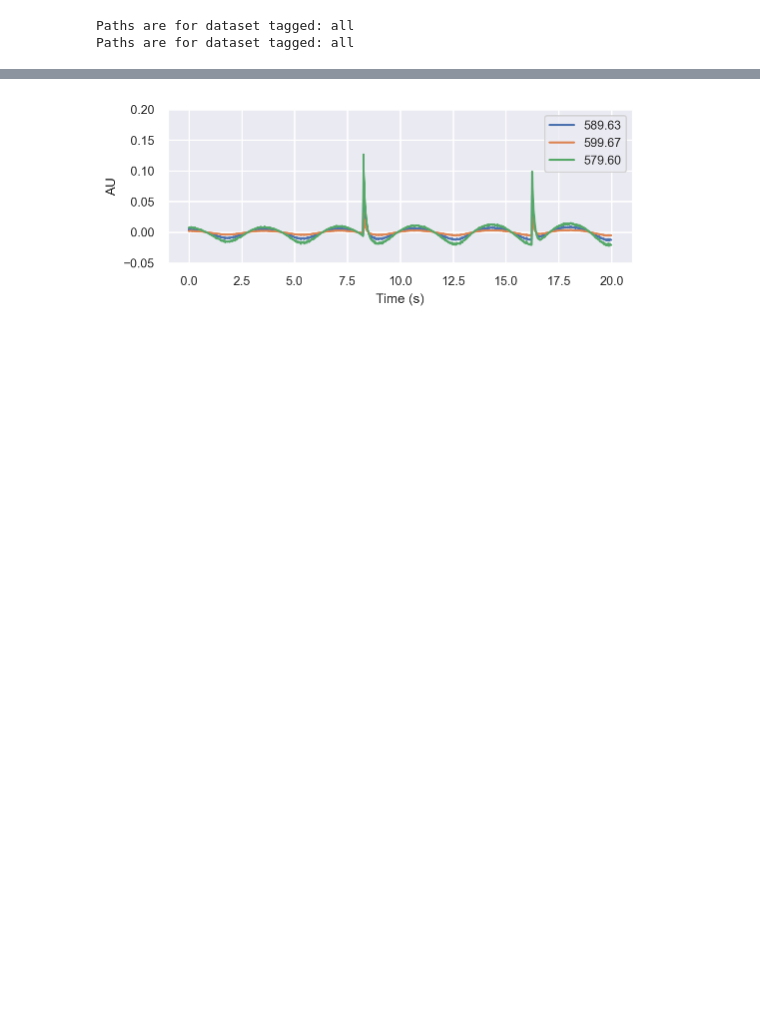
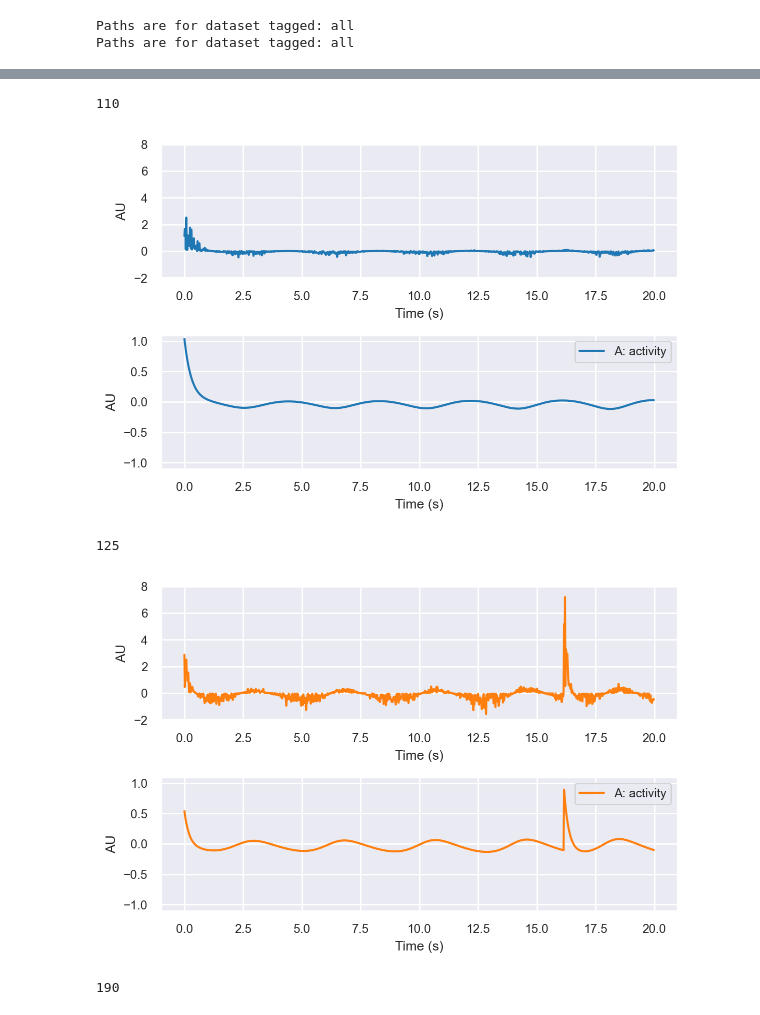
Before and after one commit to AllenInstitute/sourcesep, a Jupyter notebook: notebooks/03_compose_data.ipynb, the cells around one changed output, grey strips where cells are left out. Saved outputs shown, nothing was run; the diff lists cells and outputs as text; code cells hidden in the pictures; blank space fills up the shorter version.

```diff
--- a/notebooks/03_compose_data.ipynb
+++ b/notebooks/03_compose_data.ipynb
@@ -164,8 +152,6 @@ plt.show()
 # %%
-_, ax = plt.subplots(figsize=(6,2))
-
-for i in range(20):
-    H_ox, H_dox, H_total, f = sim.gen_H()
-    ax.plot(sim.T_arr, f)
-ax.set(ylim=(0,1))
+f, ax = plt.subplots(figsize=(6, 2))
+ax.plot(sim.T_arr, dat['N'])
+ax.set(xlabel='Time (s)', ylabel='AU', ylim=[-1, 5], title='Noise, per laser')
+plt.show()
 # %% [output]
@@ -214,15 +181,23 @@ sim.cfg['laser']
 # %%
+# This section is a check on how well the hardware separates sources
 # dims are tjl for O
-wavelength = 590
-l = np.argmin(np.abs(sim.L_arr - wavelength))
-j = 4
+cmap = plt.get_cmap('tab10', lut=8)
+for i,j,wavelength in [(0,2,510), (1,3,525), (2,4,591)]:
+    # find index for closest wavelength
+    l = np.argmin(np.abs(sim.L_arr - wavelength))
+    print(l)
 
-f, ax = plt.subplots(figsize=(6,2))
-ax.plot(sim.T_arr, dat['O'][:,j, l], label=f'{sim.L_arr[l]:0.2f}')
-ax.plot(sim.T_arr, dat['O'][:,j, l+10], label=f'{sim.L_arr[l+10]:0.2f}')
-ax.plot(sim.T_arr, dat['O'][:,j, l-10], label=f'{sim.L_arr[l-10]:0.2f}')
-ax.set(xlabel='Time (s)', ylabel='AU', ylim=[-.05, 0.2])
-plt.legend()
-plt.show()
+    f, ax = plt.subplots(2, figsize=(6, 4))
+    ax[0].plot(sim.T_arr, dat['O'][:, j, l], c=cmap(i), label=f'{sim.L_arr[l]:0.2f}')
+    ax[0].set(xlabel='Time (s)', ylabel='AU', ylim=[-2, 8])
+    ax[1].plot(sim.T_arr, dat['A'][:, i], c=cmap(i), label='A: activity')
+    ax[1].set(xlabel='Time (s)', ylabel='AU', ylim=[-1.1, 1.1])
+    plt.tight_layout()
+    plt.legend()
+    plt.show()
 # %% [output]
+110
-[figure, old version]
+[figure, new version]
+125
+[figure, added]
+190
```
Also changed, not shown: parts of 29 cells of this notebook, 2 other files.
